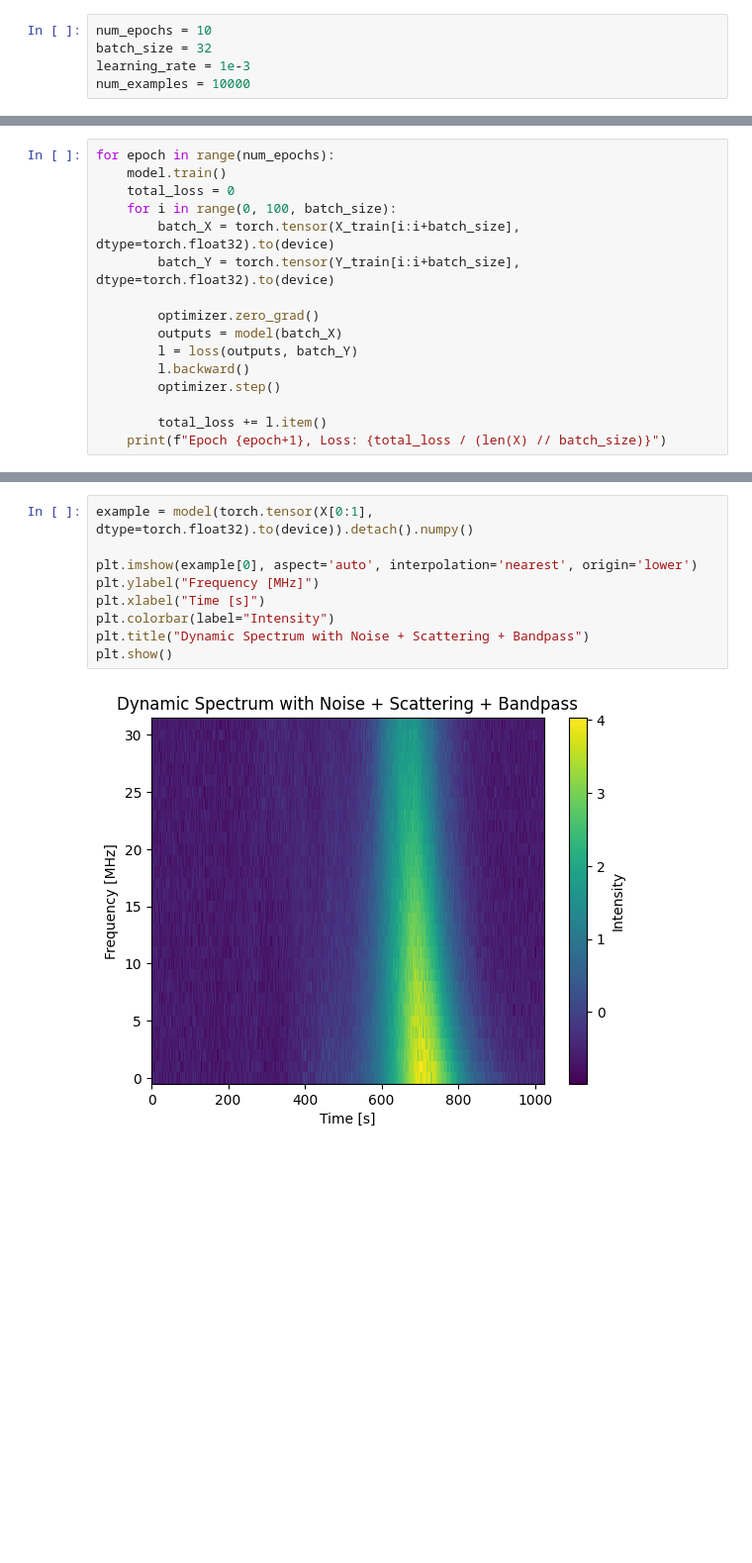
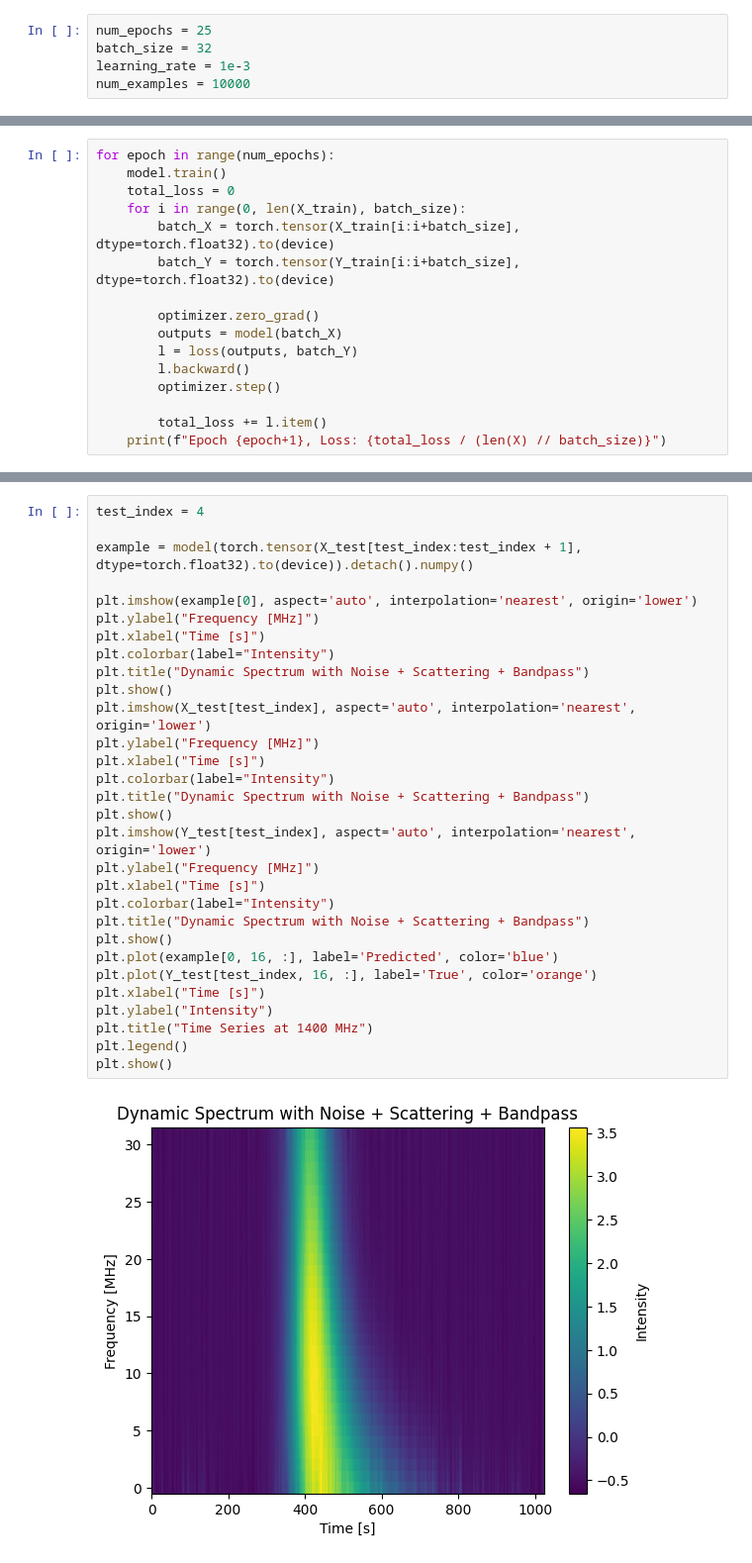
Before and after one commit to mbhadriraju/Pulsar_Project, a Jupyter notebook: ml.ipynb, the cells around one changed output, grey strips where cells are left out. Shown at 99% size. Cells and saved outputs as stored; diff of their text form; blank space fills up the shorter version.

```diff
--- a/ml.ipynb
+++ b/ml.ipynb
@@ -17,5 +17,5 @@ print(i)
 # %%
-num_epochs = 10
+num_epochs = 25
 batch_size = 32
 learning_rate = 1e-3
 num_examples = 10000
@@ -62,7 +47,7 @@ optimizer = torch.optim.Adam(model.parameters(), lr=learning_rate)
 for epoch in range(num_epochs):
     model.train()
     total_loss = 0
-    for i in range(0, 100, batch_size):
+    for i in range(0, len(X_train), batch_size):
         batch_X = torch.tensor(X_train[i:i+batch_size], dtype=torch.float32).to(device)
         batch_Y = torch.tensor(Y_train[i:i+batch_size], dtype=torch.float32).to(device)
 
@@ -88,11 +80,32 @@ Epoch 10, Loss: 0.007929056309736691
 # %%
-example = model(torch.tensor(X[0:1], dtype=torch.float32).to(device)).detach().numpy()
+test_index = 4
+
+example = model(torch.tensor(X_test[test_index:test_index + 1], dtype=torch.float32).to(device)).detach().numpy()
 
 plt.imshow(example[0], aspect='auto', interpolation='nearest', origin='lower')
 plt.ylabel("Frequency [MHz]")
 plt.xlabel("Time [s]")
 plt.colorbar(label="Intensity")
 plt.title("Dynamic Spectrum with Noise + Scattering + Bandpass")
 plt.show()
+plt.imshow(X_test[test_index], aspect='auto', interpolation='nearest', origin='lower')
+plt.ylabel("Frequency [MHz]")
+plt.xlabel("Time [s]")
+plt.colorbar(label="Intensity")
+plt.title("Dynamic Spectrum with Noise + Scattering + Bandpass")
+plt.show()
+plt.imshow(Y_test[test_index], aspect='auto', interpolation='nearest', origin='lower')
+plt.ylabel("Frequency [MHz]")
+plt.xlabel("Time [s]")
+plt.colorbar(label="Intensity")
+plt.title("Dynamic Spectrum with Noise + Scattering + Bandpass")
+plt.show()
+plt.plot(example[0, 16, :], label='Predicted', color='blue')
+plt.plot(Y_test[test_index, 16, :], label='True', color='orange')
+plt.xlabel("Time [s]")
+plt.ylabel("Intensity")
+plt.title("Time Series at 1400 MHz")
+plt.legend()
+plt.show()
 # %% [output]
-[figure, old version]
+[figure, new version]
```
Also changed, not shown: parts of 5 cells of this notebook.
